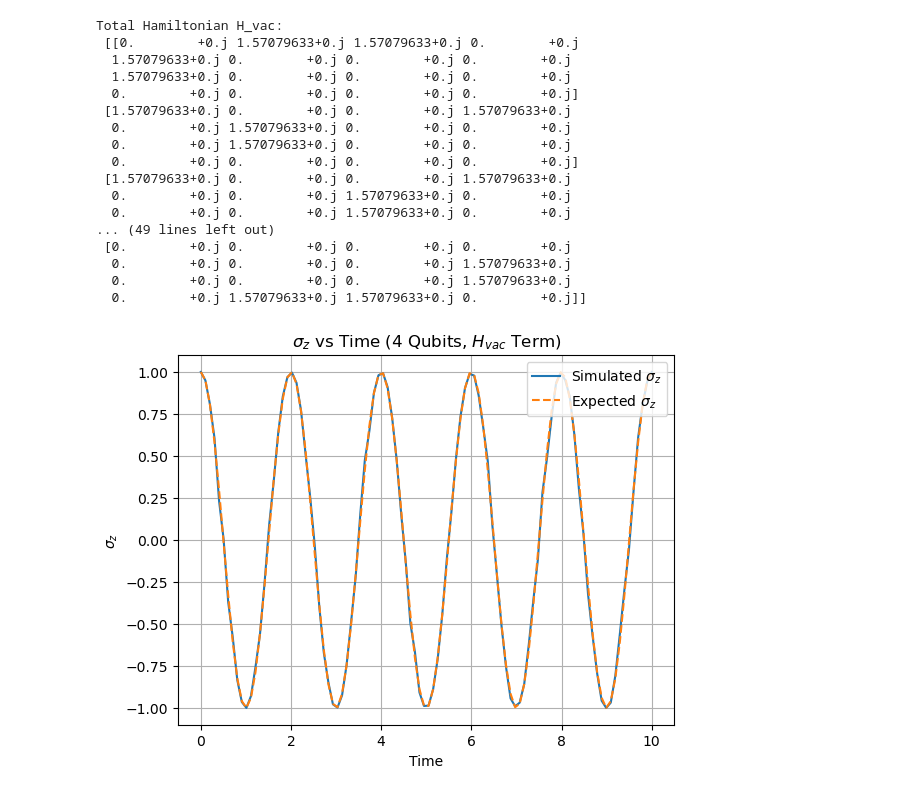
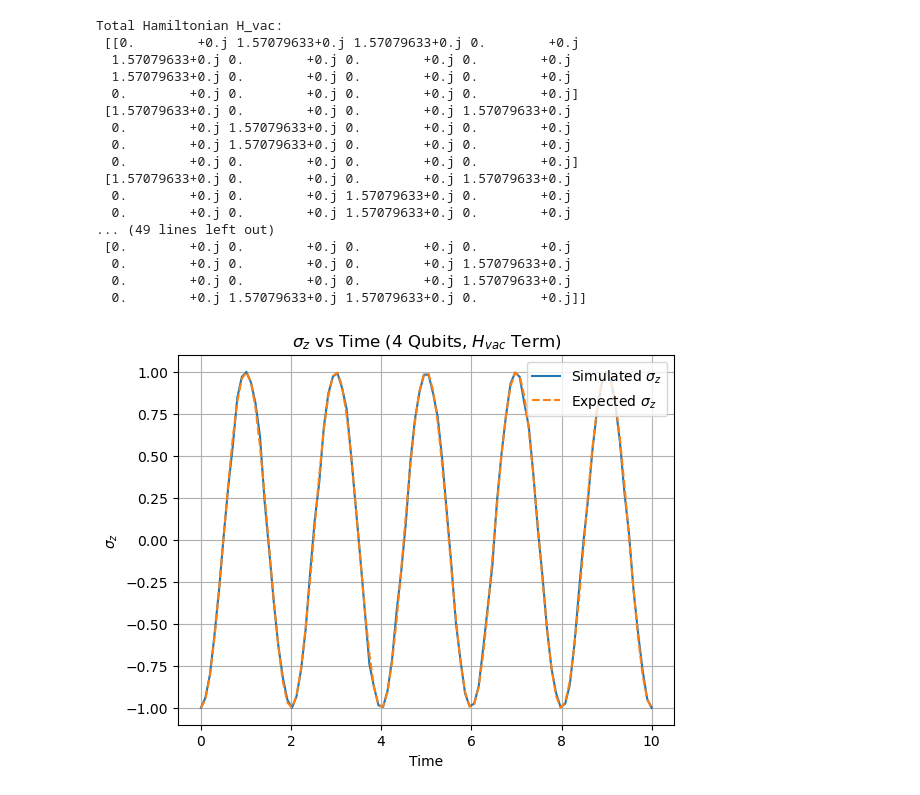
Before and after one commit to zlaraib/QCNO, a Jupyter notebook: build_circuit/vac_osc_evol_4qubits.ipynb, the cells around one changed output. Cells and saved outputs as stored; diff of their text form; code cells hidden in the pictures.

Commit message:
fixed vac osc hamiltonian to measure <s_z> via countson just the first qubit

```diff
--- a/build_circuit/vac_osc_evol_4qubits.ipynb
+++ b/build_circuit/vac_osc_evol_4qubits.ipynb
@@ -43,22 +43,13 @@ for i in range(N-1):
 print("Total Hamiltonian H_vac:\n", H_vac)
 
 
-# Function to create and evolve the circuit for a given time step
 def evolve_and_measure_circuit(time, H_vac):
     U = Operator(expm(-1j * H_vac * time))
-    qc = QuantumCircuit(N, N)
+    qc = QuantumCircuit(N, 1) # Measure only the fisrt qubit
     qc.x([0, 1])  # Apply X gate to the first and second qubits to create |1100> state
     qc.unitary(U, range(N), label="exp(-iHt)")
-    qc.measure(range(N), range(N))  # Measure all qubits
+    qc.measure(0, 0)  # Measure only the fisrt qubit
     return qc
-
-# def evolve_and_measure_circuit(time, H_vac):
-#     U = Operator(expm(-1j * H_vac * time))
-#     qc = QuantumCircuit(N, 1) # Measure only the fisrt qubit
-#     qc.x([0, 1])  # Apply X gate to the first and second qubits to create |1100> state
-#     qc.unitary(U, range(N), label="exp(-iHt)")
-#     qc.measure(0, 0)  # Measure only the fisrt qubit
-#     return qc
 
 # Simulation and expected value calculation
 times = np.linspace(0, 10, 100)  # Extending the time range to 10
@@ -68,7 +59,7 @@ expected_sz_array = []
 for t in times:
     expected_sz = []
     for omega_i in omega:
-        expected_sz.append(np.cos(omega_i * t))
+        expected_sz.append(-1 * np.cos(omega_i * t))
     expected_sz_array.append(np.mean(expected_sz) if expected_sz else None)
 
     qc = evolve_and_measure_circuit(t, H_vac)
@@ -84,31 +75,31 @@ for t in times:
             sigma_z -= count / shots
     sigma_z_values.append(sigma_z)
 
 # Plot the survival probability at site 1 against time
 plt.plot(times, sigma_z_values, label='Simulated $\sigma_z$')
 plt.plot(times, expected_sz_array, label='Expected $\sigma_z$', linestyle='--')
 plt.xlabel('Time')
 plt.ylabel('$\sigma_z$')
 plt.title('$\sigma_z$ vs Time (4 Qubits, $H_{vac}$ Term)')
 plt.legend(loc="upper right")
 plt.grid(True)
 plt.show()
 # %% [output]
 Total Hamiltonian H_vac:
  [[0.        +0.j 1.57079633+0.j 1.57079633+0.j 0.        +0.j
   1.57079633+0.j 0.        +0.j 0.        +0.j 0.        +0.j
   1.57079633+0.j 0.        +0.j 0.        +0.j 0.        +0.j
   0.        +0.j 0.        +0.j 0.        +0.j 0.        +0.j]
  [1.57079633+0.j 0.        +0.j 0.        +0.j 1.57079633+0.j
   0.        +0.j 1.57079633+0.j 0.        +0.j 0.        +0.j
   0.        +0.j 1.57079633+0.j 0.        +0.j 0.        +0.j
   0.        +0.j 0.        +0.j 0.        +0.j 0.        +0.j]
  [1.57079633+0.j 0.        +0.j 0.        +0.j 1.57079633+0.j
   0.        +0.j 0.        +0.j 1.57079633+0.j 0.        +0.j
   0.        +0.j 0.        +0.j 1.57079633+0.j 0.        +0.j
 ... (49 lines left out)
  [0.        +0.j 0.        +0.j 0.        +0.j 0.        +0.j
   0.        +0.j 0.        +0.j 0.        +0.j 1.57079633+0.j
   0.        +0.j 0.        +0.j 0.        +0.j 1.57079633+0.j
   0.        +0.j 1.57079633+0.j 1.57079633+0.j 0.        +0.j]]
-[figure, old version]
+[figure, new version]
```
